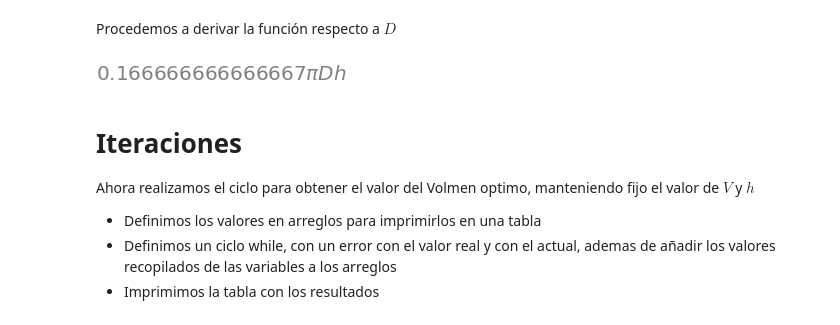
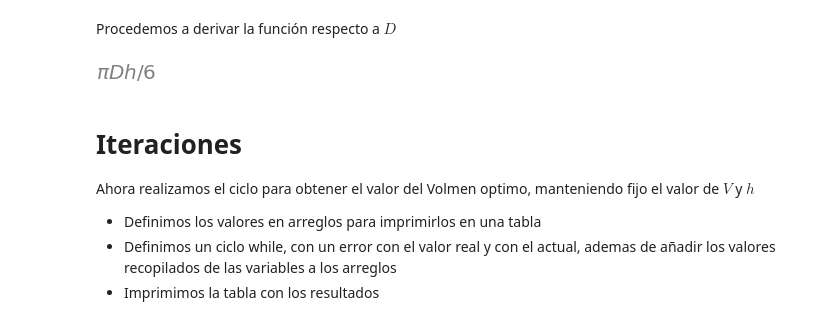
Before and after one commit to SM0NKY/Newton-Ralphson-Secante, a Jupyter notebook: Newton_R_S.ipynb, the cells around one changed output. Cells and saved outputs as stored; diff of their text form; code cells hidden in the pictures.

```diff
--- a/Newton_R_S.ipynb
+++ b/Newton_R_S.ipynb
@@ -23 +23,8 @@ $$V = \frac{1}{3} \pi (\frac{D}{2})^2 h$$
 $$ f(D) = \frac{1}{3} \pi (\frac{D}{2})^2 h - V$$
+# %%
+#Se pide el valor de la función#
+f_D:str = input("Ingresa una funcion en terminos de 3 variables, D,h y V")
+# %%
+#Se convierte el arreglo de caracteres en una funcion simbolica#
+f_Ds = sympify(f_D)
+f_Ds
@@ -35,10 +44,10 @@ funcion_volumen = 1/3*pi*(D/2)**2*h-V
 # %% [markdown]
 Procedemos a derivar la función respecto a $D$
 # %%
-derivada_volumen = diff(funcion_volumen,D)
+derivada_volumen = diff(f_Ds,D)
 derivada_volumen
 # %% [output]
-[figure, old version]
+[figure, new version]
 # %% [markdown]
 # Iteraciones
 
```
Also changed, not shown: parts of 18 cells of this notebook.
